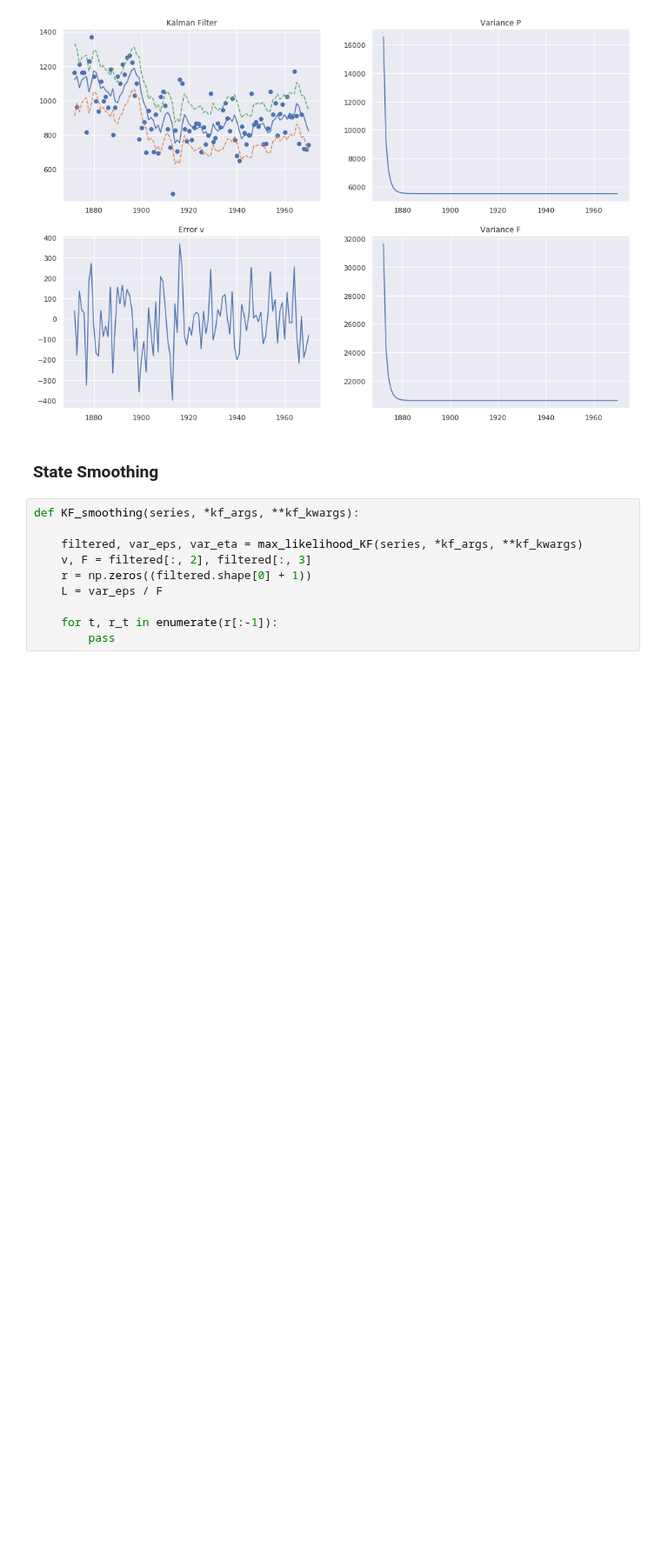
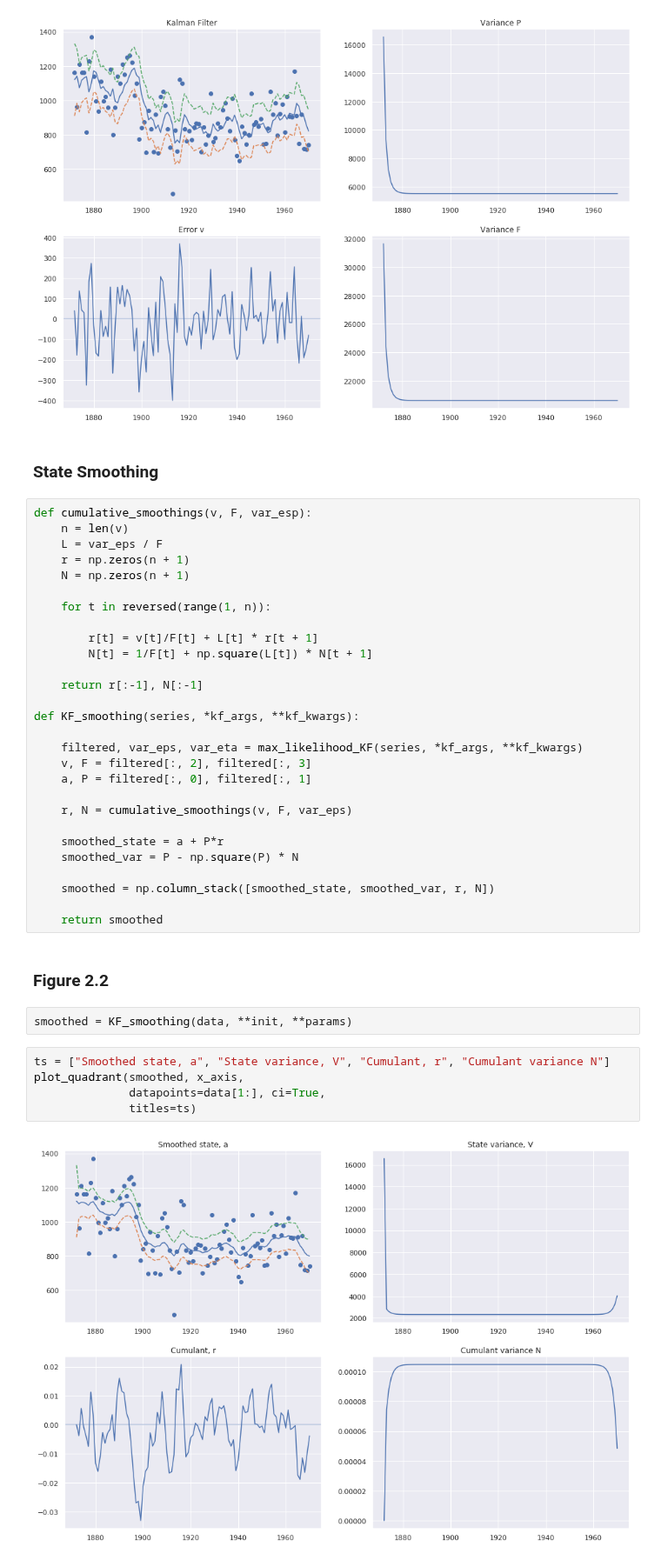
Before and after one commit to NoFishLikeIan/tinbergen, a Jupyter notebook: homework/adv_econometrics_three/local_level.ipynb, the cells around one changed output. Shown at 87% size. Cells and saved outputs as stored; diff of their text form; blank space fills up the shorter version.

```diff
--- a/homework/adv_econometrics_three/local_level.ipynb
+++ b/homework/adv_econometrics_three/local_level.ipynb
@@ -168,13 +170,42 @@ plot_quadrant(filtered, x_axis,
 [figure]
 # %% [markdown]
 ### State Smoothing
-# %%
-def KF_smoothing(series, *kf_args, **kf_kwargs):
-
-    filtered, var_eps, var_eta = max_likelihood_KF(series, *kf_args, **kf_kwargs)
-    v, F = filtered[:, 2], filtered[:, 3]
-    r = np.zeros((filtered.shape[0] + 1))
-    L = var_eps / F
-
-    for t, r_t in enumerate(r[:-1]):
-        pass
+# %%
+def cumulative_smoothings(v, F, var_esp):
+    n = len(v)
+    L = var_eps / F
+    r = np.zeros(n + 1)
+    N = np.zeros(n + 1)
+
+    for t in reversed(range(1, n)):
+
+        r[t] = v[t]/F[t] + L[t] * r[t + 1]
+        N[t] = 1/F[t] + np.square(L[t]) * N[t + 1]
+
+    return r[:-1], N[:-1]
+
+def KF_smoothing(series, *kf_args, **kf_kwargs):
+
+    filtered, var_eps, var_eta = max_likelihood_KF(series, *kf_args, **kf_kwargs)
+    v, F = filtered[:, 2], filtered[:, 3]
+    a, P = filtered[:, 0], filtered[:, 1]
+
+    r, N = cumulative_smoothings(v, F, var_eps)
+
+    smoothed_state = a + P*r
+    smoothed_var = P - np.square(P) * N
+
+    smoothed = np.column_stack([smoothed_state, smoothed_var, r, N])
+
+    return smoothed
+# %% [markdown]
+### Figure 2.2
+# %%
+smoothed = KF_smoothing(data, **init, **params)
+# %%
+ts = ["Smoothed state, a", "State variance, V", "Cumulant, r", "Cumulant variance N"]
+plot_quadrant(smoothed, x_axis,
+              datapoints=data[1:], ci=True,
+              titles=ts)
+# %% [output]
+[figure, added]
```
Also changed, not shown: parts of 5 cells of this notebook.
